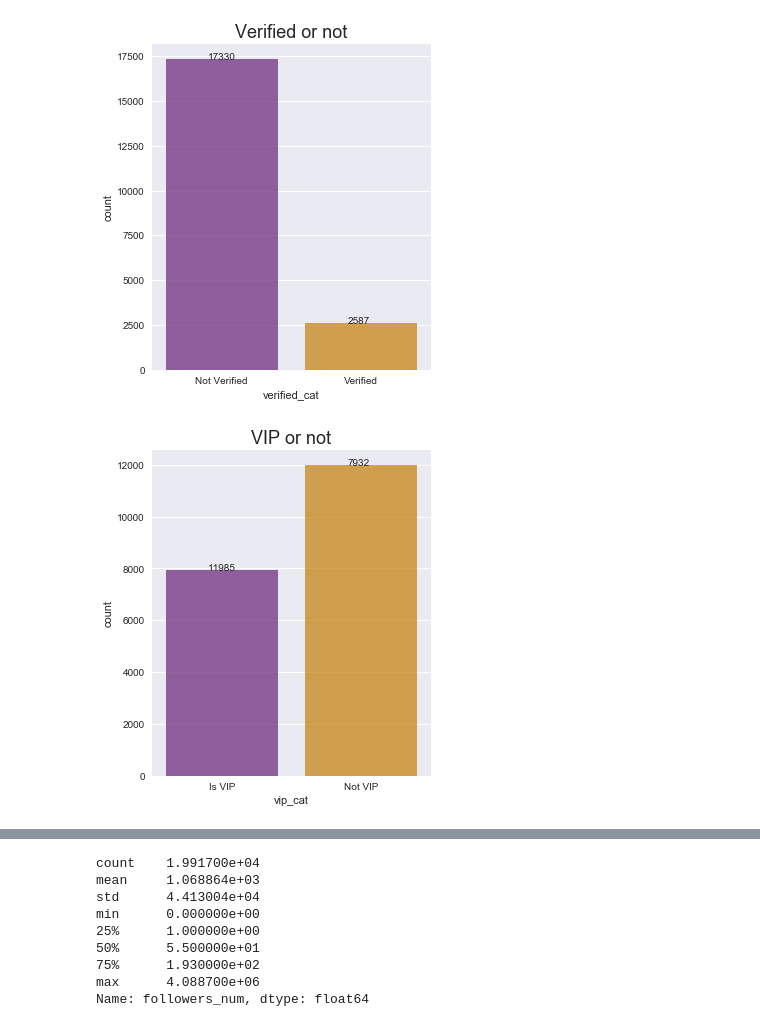
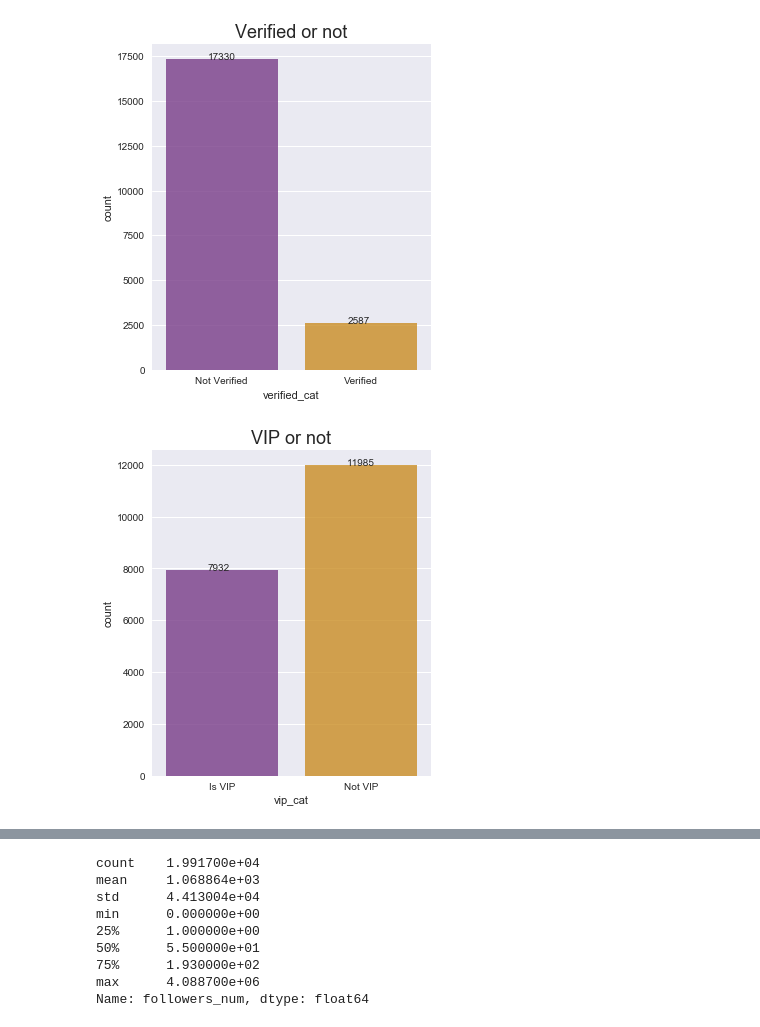
Before and after one commit to ke11ysun/Weibo-Spam-Accounts, a Jupyter notebook: TMD model.ipynb, the cells around one changed output, grey strips where cells are left out. Cells and saved outputs as stored; diff of their text form; code cells hidden in the pictures.

```diff
--- a/TMD model.ipynb
+++ b/TMD model.ipynb
@@ -83,6 +83,7 @@ data = data.dropna(subset=['vip_num'])
 # gender
 gender_data = data[['gender']].copy()
 gender_count = gender_data.groupby(['gender']).size().reset_index(name='counts')
+gender_count = gender_count.sort_values(by=['counts'], ascending=False)
 gender_data = gender_data.replace([0], 'Male')
 gender_data = gender_data.replace([1], 'Female')
 # %%
@@ -112,18 +113,19 @@ plt.show()
 # %%
 # vip or not
 vip_data = data[['vip_cat']].copy()
 vip_count = vip_data.groupby(['vip_cat']).size().reset_index(name='counts')
+vip_count = vip_count.sort_values(by=['counts'])
 vip_data = vip_data.replace([0], 'Not VIP')
 vip_data = vip_data.replace([1], 'Is VIP')
 
 fig, ax = plt.subplots(figsize=(5, 6))
 ax = sns.countplot(vip_data['vip_cat'], alpha=0.8, palette='CMRmap')
 plt.title('VIP or not', fontsize=18)
 for p, label in zip(ax.patches, vip_count['counts']):
     ax.annotate(label, (p.get_x()+0.3, p.get_height()+5))
 plt.show()
 # %% [output]
-[figure, old version]
+[figure, new version]
 # %%
 # garbled_name_cat
 garbled_data = data[['garbled_name_cat']].copy()
```
Also changed, not shown: parts of 7 cells of this notebook.
